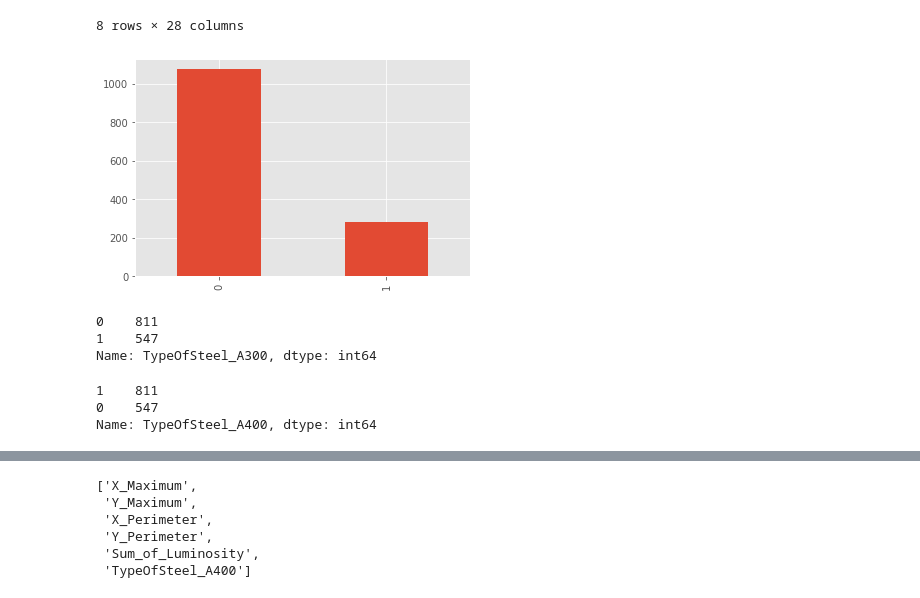
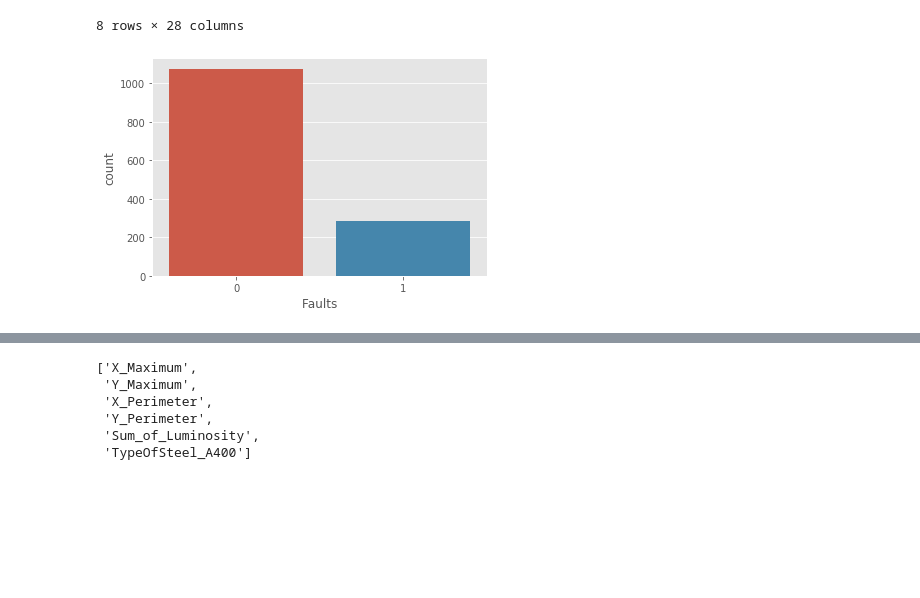
Before and after one commit to prudhvip21/Usecase-Steel_Plate_Fault_Classification, a Jupyter notebook: steel_plate_faults.ipynb, the cells around one changed output, grey strips where cells are left out. Cells and saved outputs as stored; diff of their text form; code cells hidden in the pictures; blank space fills up the shorter version.

```diff
--- a/steel_plate_faults.ipynb
+++ b/steel_plate_faults.ipynb
@@ -55,20 +66,8 @@ df.describe()
 | max | 1705.000000 | 1713.00000 | 1.298766e+07 | 1.298769e+07 | 152655.000000 | 10449.000000 | 18152.000000 | 1.159141e+07 | ... |
 8 rows × 28 columns
 # %%
-df.Faults.value_counts().plot.bar()
+sns.countplot(df.Faults)
 plt.show()
 # %% [output]
-[figure, old version]
+[figure, new version]
-# %%
-df.TypeOfSteel_A300.value_counts()
-# %% [output]
-0    811
-1    547
-Name: TypeOfSteel_A300, dtype: int64
-# %%
-df.TypeOfSteel_A400.value_counts()
-# %% [output]
-1    811
-0    547
-Name: TypeOfSteel_A400, dtype: int64
 # %%
```
Also changed, not shown: parts of 57 cells of this notebook.
